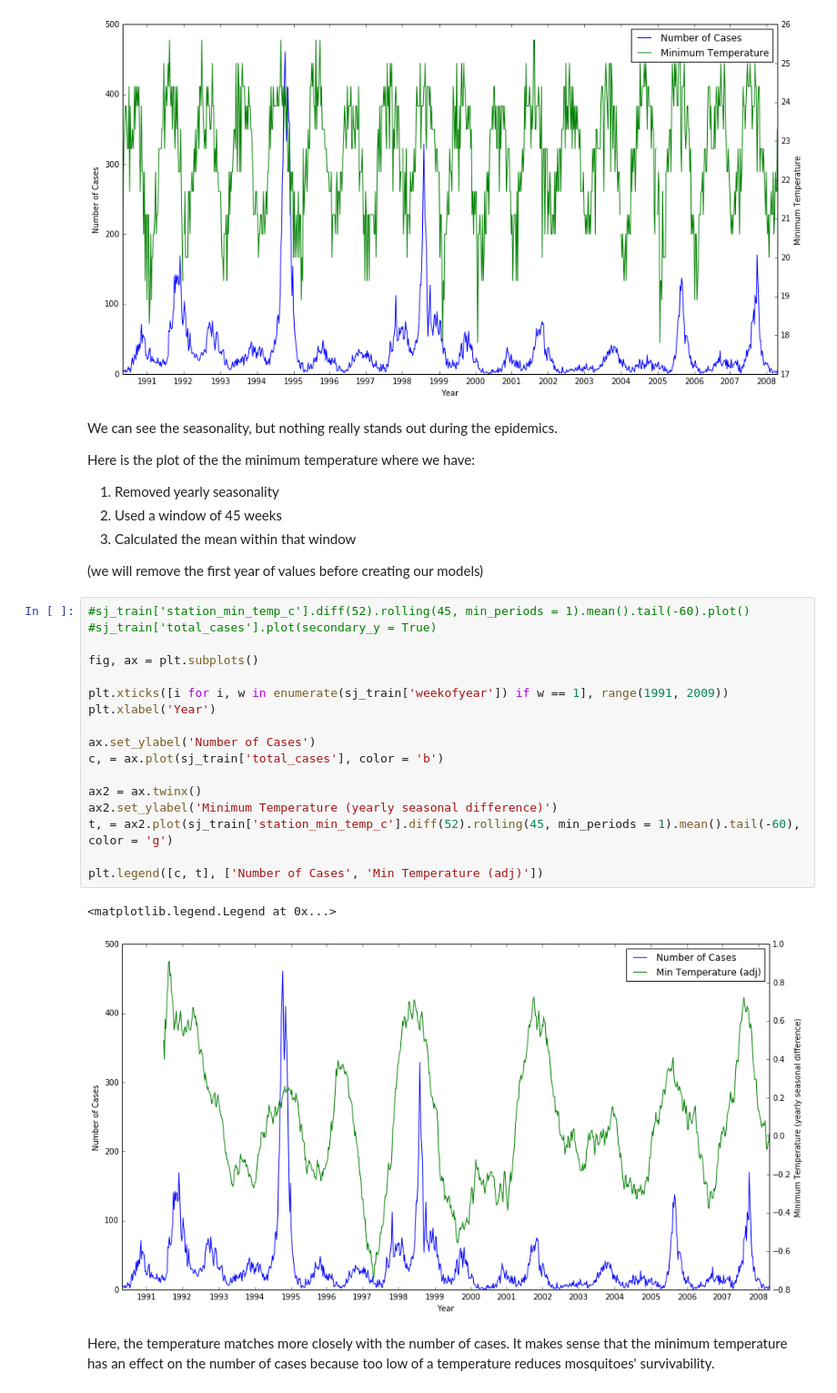
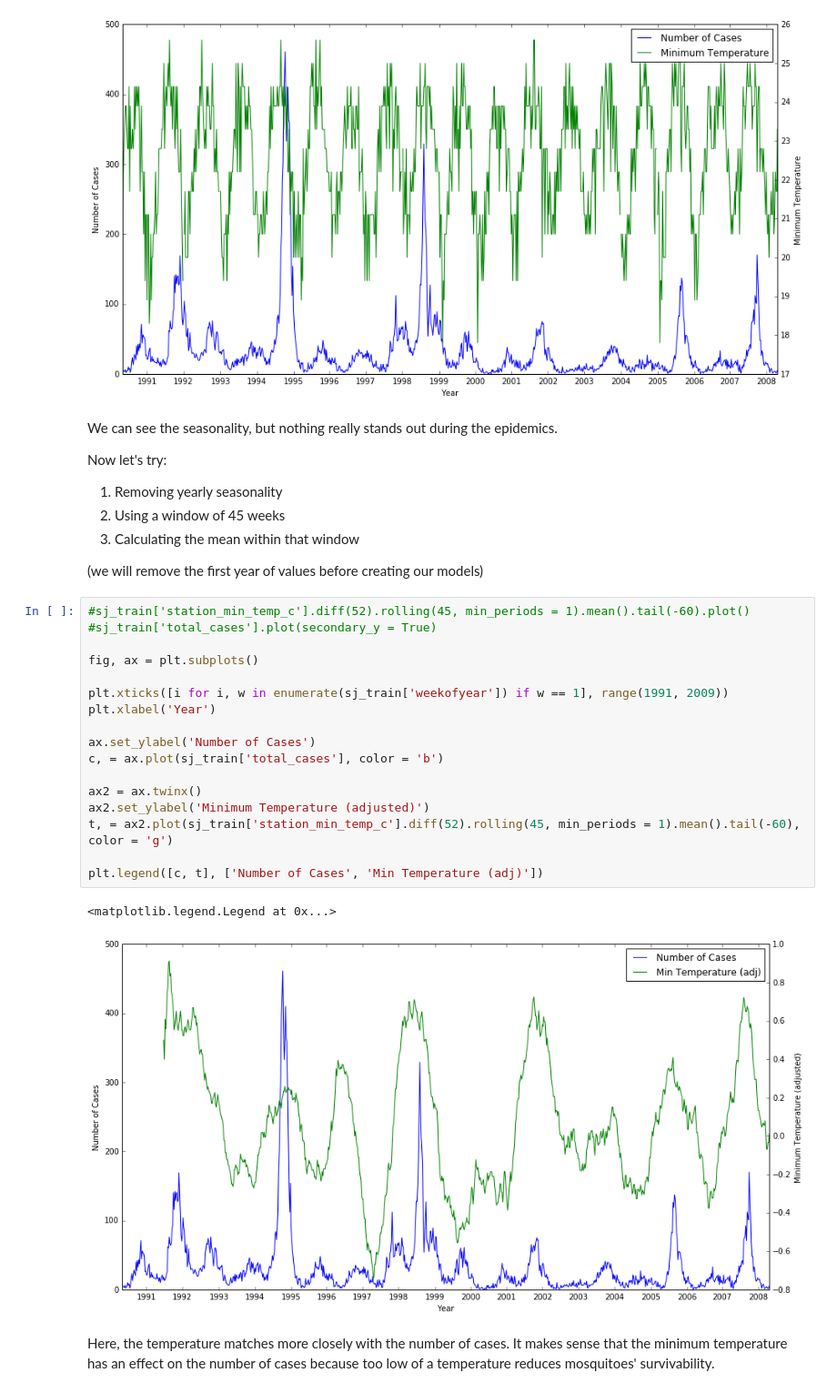
Before and after one commit to twhitsn/dengai, a Jupyter notebook: Dengue.ipynb, the cells around one changed output. Shown: that part at 91% size. Saved outputs shown, nothing was run; the diff lists cells and outputs as text.

```diff
--- a/Dengue.ipynb
+++ b/Dengue.ipynb
@@ -250,33 +250,32 @@ plt.legend([c, t], ['Number of Cases', 'Minimum Temperature'])
 # %% [markdown]
 We can see the seasonality, but nothing really stands out during the epidemics.
 
-Here is the plot of the the minimum temperature where we have:
+Now let's try:
 
-1. Removed yearly seasonality
-2. Used a window of 45 weeks
-3. Calculated
-the mean within that window
+1. Removing yearly seasonality
+2. Using a window of 45 weeks
+3. Calculating the mean within that window
 
 (we will remove the first year of values before creating our models)
 # %%
 #sj_train['station_min_temp_c'].diff(52).rolling(45, min_periods = 1).mean().tail(-60).plot()
 #sj_train['total_cases'].plot(secondary_y = True)
 
 fig, ax = plt.subplots()
 
 plt.xticks([i for i, w in enumerate(sj_train['weekofyear']) if w == 1], range(1991, 2009))
 plt.xlabel('Year')
 
 ax.set_ylabel('Number of Cases')
 c, = ax.plot(sj_train['total_cases'], color = 'b')
 
 ax2 = ax.twinx()
-ax2.set_ylabel('Minimum Temperature (yearly seasonal difference)')
+ax2.set_ylabel('Minimum Temperature (adjusted)')
 t, = ax2.plot(sj_train['station_min_temp_c'].diff(52).rolling(45, min_periods = 1).mean().tail(-60), color = 'g')
 
 plt.legend([c, t], ['Number of Cases', 'Min Temperature (adj)'])
 # %% [output]
 <matplotlib.legend.Legend at 0x...>
-[figure, old version]
+[figure, new version]
 # %% [markdown]
 Here, the temperature matches more closely with the number of cases. It makes sense that the minimum temperature has an effect on the number of cases because too low of a temperature reduces mosquitoes' survivability.
```
